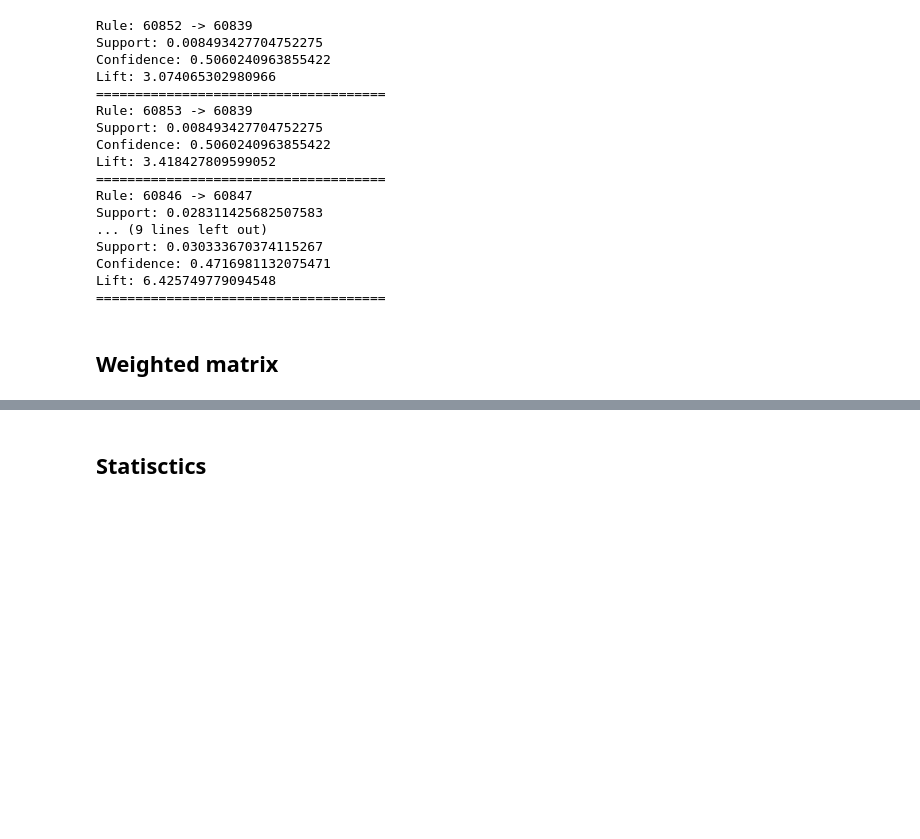
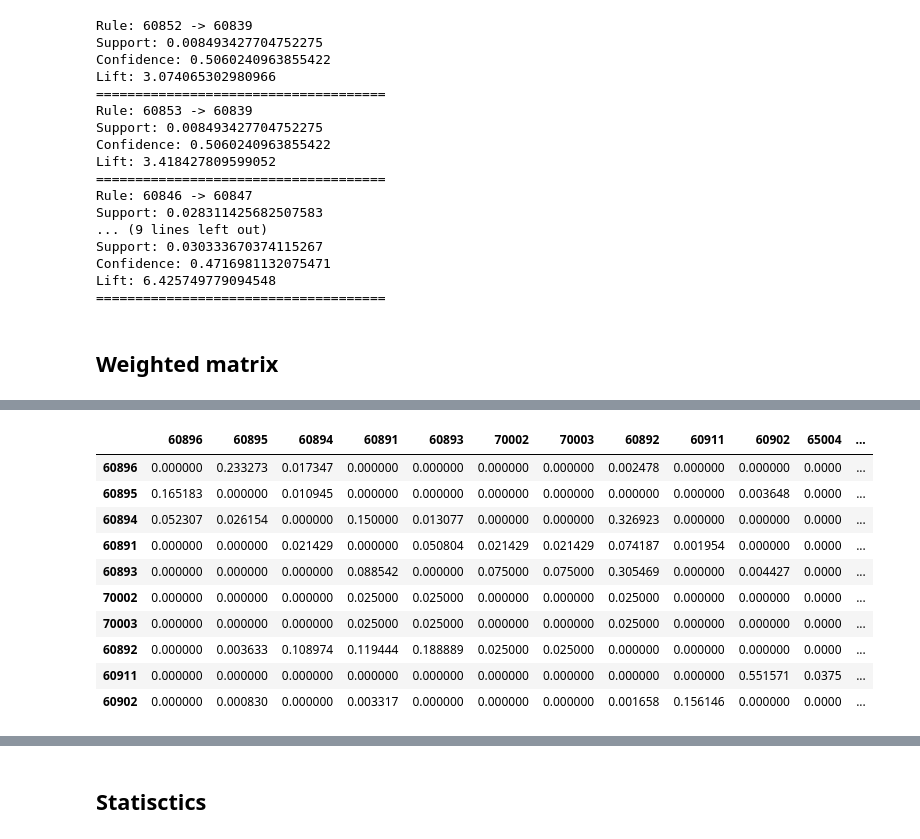
Before and after one commit to IndoorGen/LouvreIndoorTrajectoryGen, a Jupyter notebook: IndoorGenerator.ipynb, the cells around one changed output, grey strips where cells are left out. Drawn from its saved outputs; the diff is of its cells as text; code cells hidden in the pictures; blank space fills up the shorter version.

```diff
--- a/IndoorGenerator.ipynb
+++ b/IndoorGenerator.ipynb
@@ -329,0 +364,25 @@ print(weighted_matrix.iloc[:10,:10])
+# %%
+alpha = 0.85
+
+
+artificial_matrix = adjacency_matrix * (1 - alpha)
+
+
+idx = trasition_matrix.index.values
+artificial_matrix.loc[idx, idx] += (trasition_matrix.loc[idx,idx] * alpha)
+
+#print(artificial_matrix.sum(axis=1))
+
+artificial_matrix.iloc[:10,:]
+# %% [output]
+|  | 60896 | 60895 | 60894 | 60891 | 60893 | 70002 | 70003 | 60892 | 60911 | 60902 | 65004 | ... |
+| 60896 | 0.000000 | 0.233273 | 0.017347 | 0.000000 | 0.000000 | 0.000000 | 0.000000 | 0.002478 | 0.000000 | 0.000000 | 0.0000 | ... |
+| 60895 | 0.165183 | 0.000000 | 0.010945 | 0.000000 | 0.000000 | 0.000000 | 0.000000 | 0.000000 | 0.000000 | 0.003648 | 0.0000 | ... |
+| 60894 | 0.052307 | 0.026154 | 0.000000 | 0.150000 | 0.013077 | 0.000000 | 0.000000 | 0.326923 | 0.000000 | 0.000000 | 0.0000 | ... |
+| 60891 | 0.000000 | 0.000000 | 0.021429 | 0.000000 | 0.050804 | 0.021429 | 0.021429 | 0.074187 | 0.001954 | 0.000000 | 0.0000 | ... |
+| 60893 | 0.000000 | 0.000000 | 0.000000 | 0.088542 | 0.000000 | 0.075000 | 0.075000 | 0.305469 | 0.000000 | 0.004427 | 0.0000 | ... |
+| 70002 | 0.000000 | 0.000000 | 0.000000 | 0.025000 | 0.025000 | 0.000000 | 0.000000 | 0.025000 | 0.000000 | 0.000000 | 0.0000 | ... |
+| 70003 | 0.000000 | 0.000000 | 0.000000 | 0.025000 | 0.025000 | 0.000000 | 0.000000 | 0.025000 | 0.000000 | 0.000000 | 0.0000 | ... |
+| 60892 | 0.000000 | 0.003633 | 0.108974 | 0.119444 | 0.188889 | 0.025000 | 0.025000 | 0.000000 | 0.000000 | 0.000000 | 0.0000 | ... |
+| 60911 | 0.000000 | 0.000000 | 0.000000 | 0.000000 | 0.000000 | 0.000000 | 0.000000 | 0.000000 | 0.000000 | 0.551571 | 0.0375 | ... |
+| 60902 | 0.000000 | 0.000830 | 0.000000 | 0.003317 | 0.000000 | 0.000000 | 0.000000 | 0.001658 | 0.156146 | 0.000000 | 0.0000 | ... |
```
Also changed, not shown: parts of 9 cells of this notebook, 3 other files.
